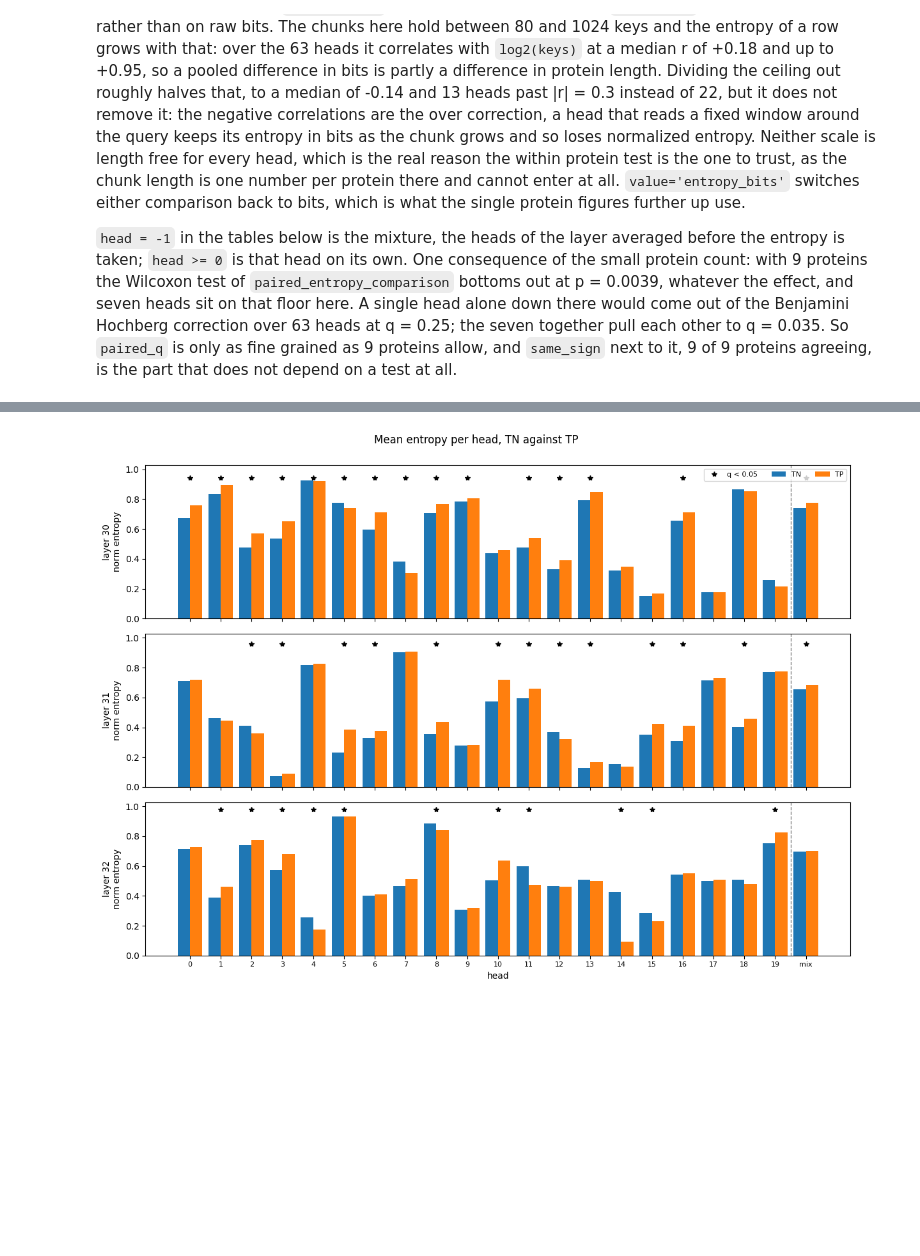
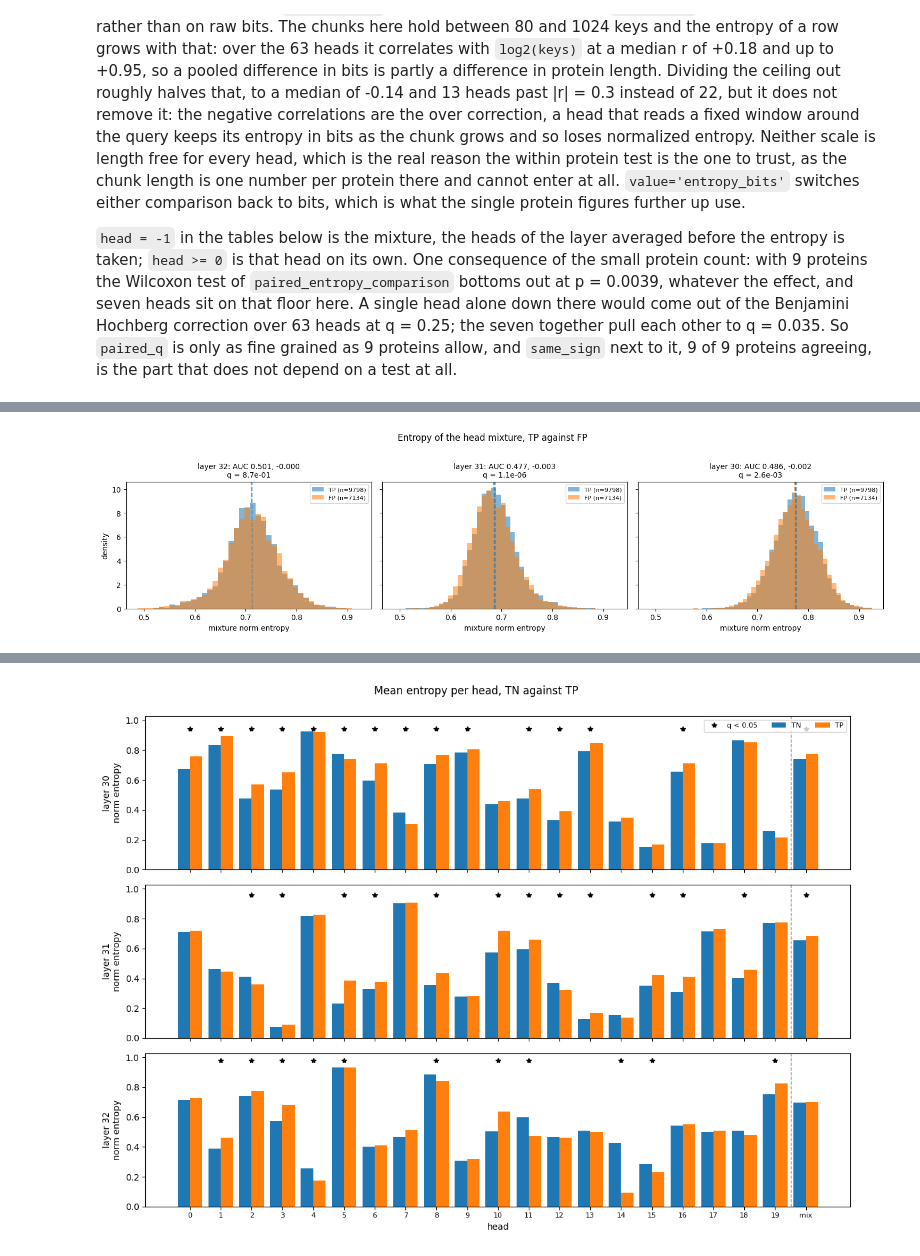
Before and after one commit to nexuso1/phossil, a Jupyter notebook: notebooks/attention_viz.ipynb, the cells around one changed output, grey strips where cells are left out. Cells and saved outputs as stored; diff of their text form; code cells hidden in the pictures; blank space fills up the shorter version.

```diff
--- a/notebooks/attention_viz.ipynb
+++ b/notebooks/attention_viz.ipynb
@@ -1185,0 +1195,5 @@ plt.show()
+# %%
+plot_mixture_comparison(query_entropy.dropna(subset=['outcome']), 'outcome', ('TP', 'FP'))
+plt.show()
+# %% [output]
+[figure, added]
```
Also changed, not shown: parts of 9 cells of this notebook.
